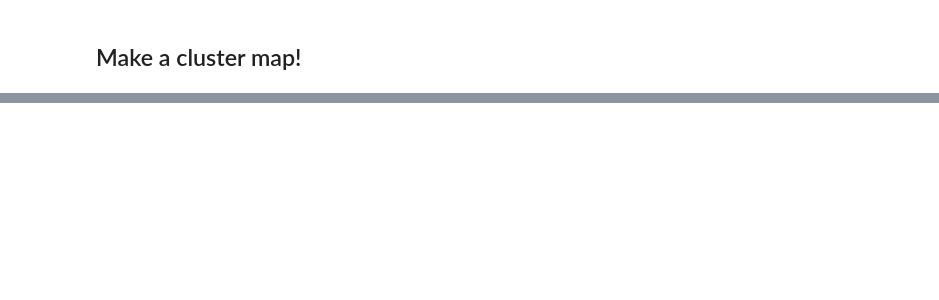
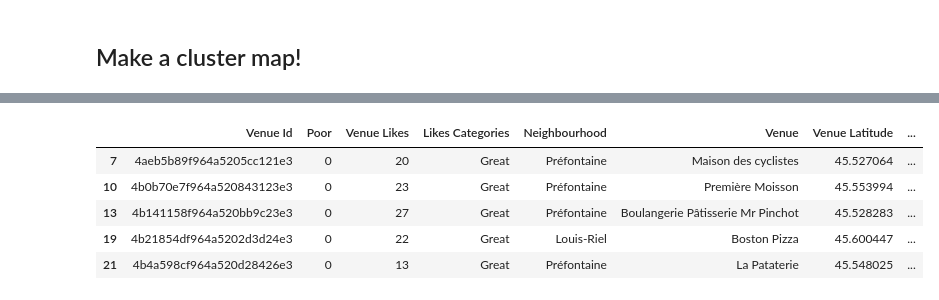
Before and after one commit to jlbdash/CapstoneProject, a Jupyter notebook: Montreal.ipynb, the cells around one changed output, grey strips where cells are left out. Cells and saved outputs as stored; diff of their text form; code cells hidden in the pictures; blank space fills up the shorter version.

```diff
--- a/Montreal.ipynb
+++ b/Montreal.ipynb
@@ -304,5 +431,13 @@ city_merge.loc[city_merge['Cluster Labels'] == 0, city_merge.columns[[0] + list(
 # %%
-# Cluster "Great" Rating
+# Cluster 2: "Great" Rating
 
-city_merge.loc[city_merge['Cluster Labels'] == 1, city_merge.columns[[0] + list(range(6, city_merge.shape[1]))]].head()
+great = city_merge.loc[city_merge['Cluster Labels'] == 3, city_merge.columns[[0] + list(range(6, city_merge.shape[1]))]]
+great.head()
+# %% [output]
+|  | Venue Id | Poor | Venue Likes | Likes Categories | Neighbourhood | Venue | Venue Latitude | ... |
+| 7 | 4aeb5b89f964a5205cc121e3 | 0 | 20 | Great | Préfontaine | Maison des cyclistes | 45.527064 | ... |
+| 10 | 4b0b70e7f964a520843123e3 | 0 | 23 | Great | Préfontaine | Première Moisson | 45.553994 | ... |
+| 13 | 4b141158f964a520bb9c23e3 | 0 | 27 | Great | Préfontaine | Boulangerie Pâtisserie Mr Pinchot | 45.528283 | ... |
+| 19 | 4b21854df964a5202d3d24e3 | 0 | 22 | Great | Louis-Riel | Boston Pizza | 45.600447 | ... |
+| 21 | 4b4a598cf964a520d28426e3 | 0 | 13 | Great | Préfontaine | La Pataterie | 45.548025 | ... |
 # %%
```
Also changed, not shown: parts of 24 cells of this notebook.
